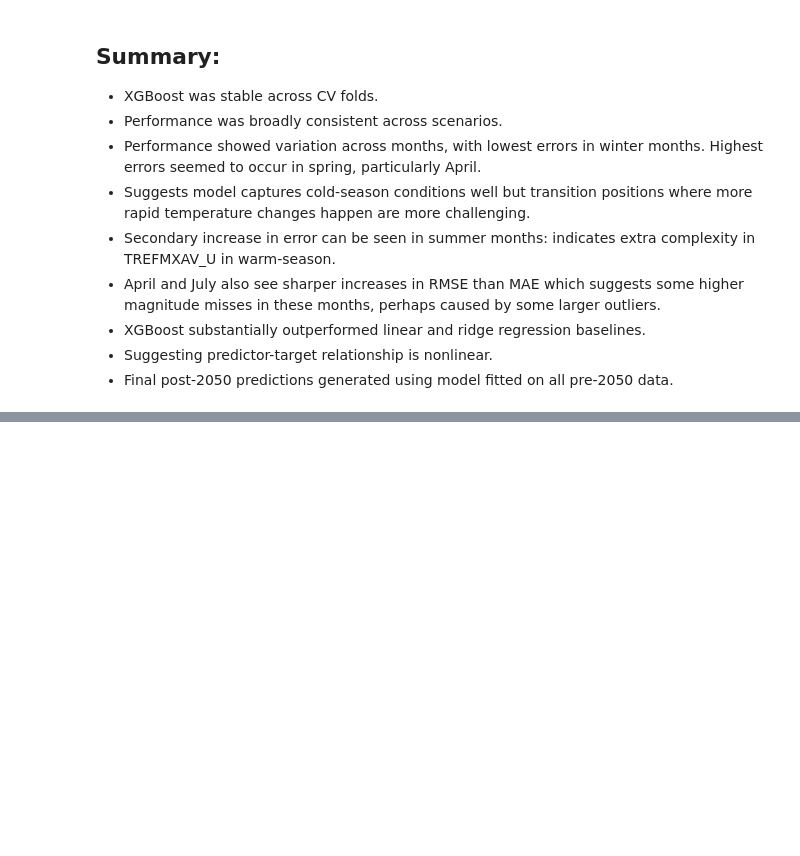
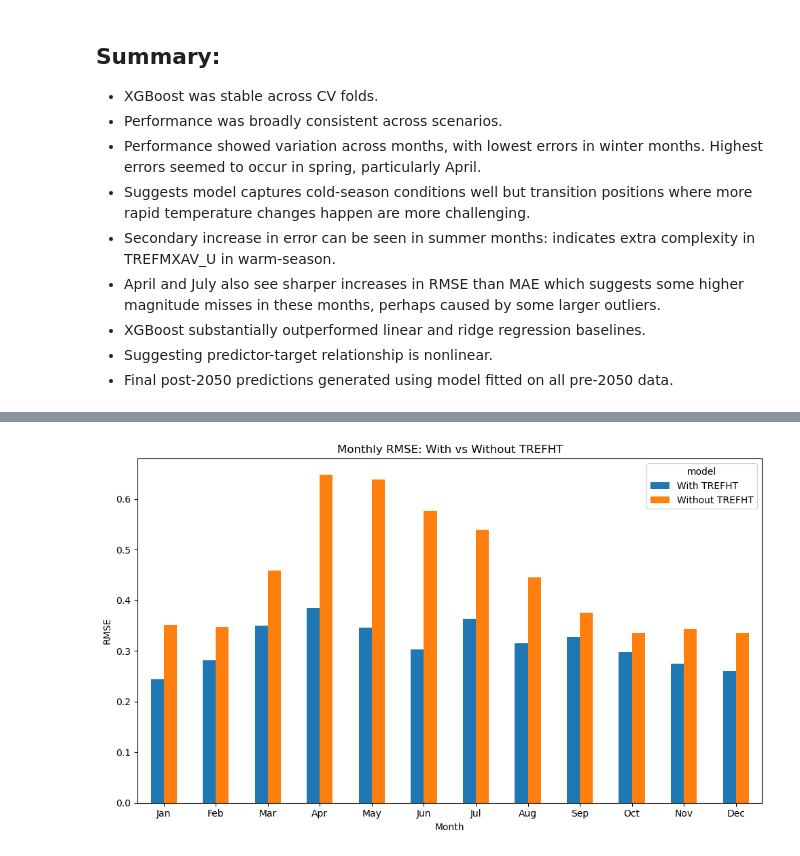
Before and after one commit to Jacob-DS-1/eds_project2, a Jupyter notebook: notebooks/03_modelling_xgboost.ipynb, the cells around one changed output, grey strips where cells are left out. Cells and saved outputs as stored; diff of their text form; code cells hidden in the pictures; blank space fills up the shorter version.

```diff
--- a/notebooks/03_modelling_xgboost.ipynb
+++ b/notebooks/03_modelling_xgboost.ipynb
@@ -690,0 +955,3 @@ post2050.to_csv(TABLES_DIR / "post2050_predictions.csv", index=False)
+# %%
+monthly_rmse_compare = monthly_compare.pivot(index="month", columns="model", values="rmse")
+monthly_rmse_compare
@@ -690,0 +973,21 @@ post2050.to_csv(TABLES_DIR / "post2050_predictions.csv", index=False)
+# %%
+from src.config import FIGURES_DIR
+
+month_labels = {
+    1: "Jan", 2: "Feb", 3: "Mar", 4: "Apr",
+    5: "May", 6: "Jun", 7: "Jul", 8: "Aug",
+    9: "Sep", 10: "Oct", 11: "Nov", 12: "Dec"
+}
+
+monthly_rmse_compare.index = monthly_rmse_compare.index.map(month_labels)
+
+ax = monthly_rmse_compare.plot(kind="bar", figsize=(10, 6))
+ax.set_title("Monthly RMSE: With vs Without TREFHT")
+ax.set_xlabel("Month")
+ax.set_ylabel("RMSE")
+plt.xticks(rotation=0)
+plt.tight_layout()
+plt.savefig(FIGURES_DIR / "trefht_ablation_rmse_monthly_comparison.png", dpi=300, bbox_inches="tight")
+plt.show()
+# %% [output]
+[figure, added]
```
Also changed, not shown: parts of 35 cells of this notebook.
